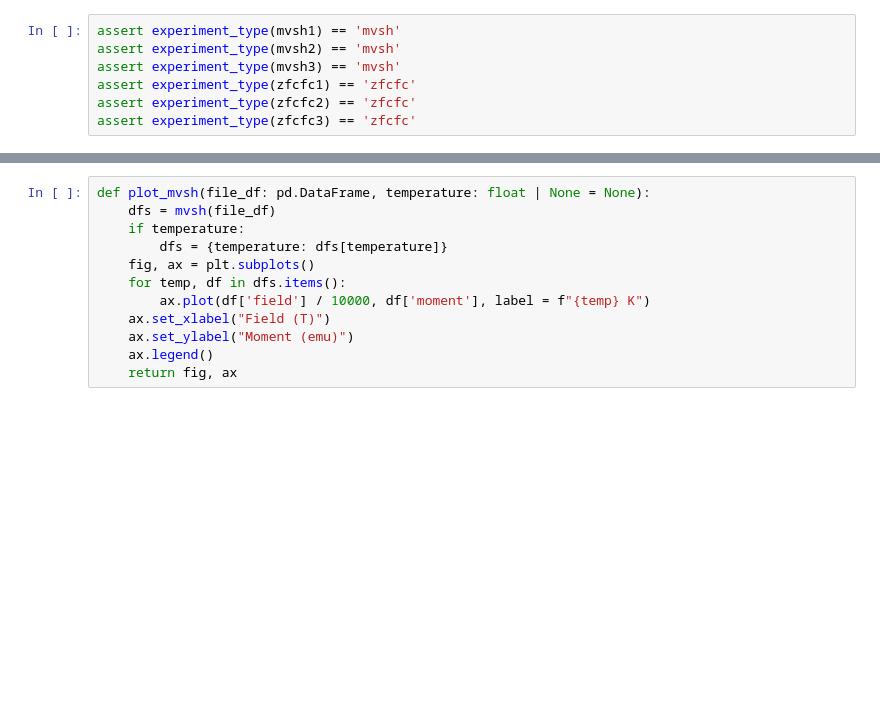
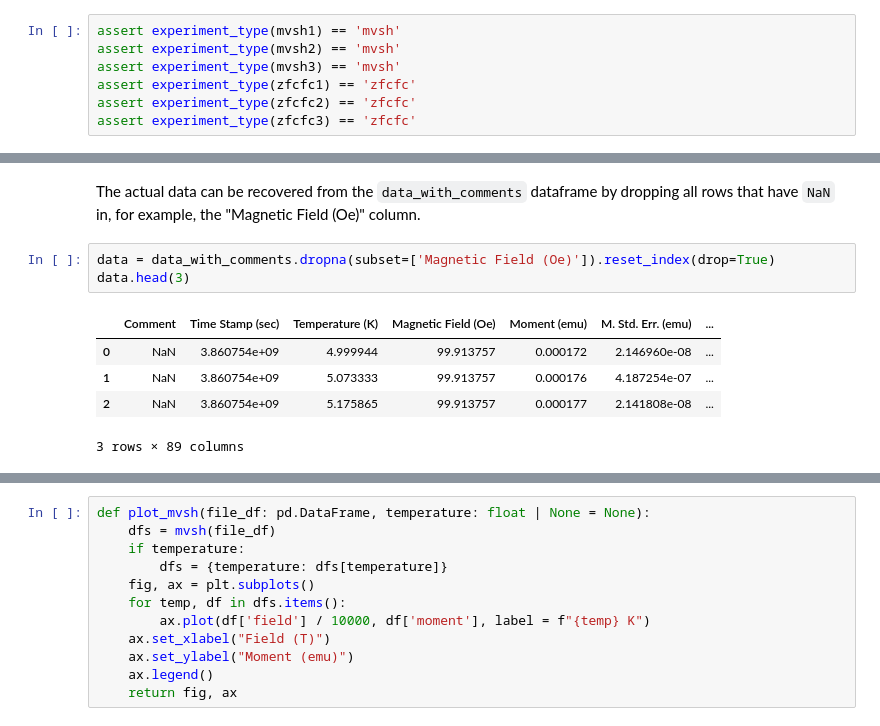
Before and after one commit to RinehartGroup/PythonTutorial, a Jupyter notebook: tutorial_answers/02_parsing.ipynb, the cells around one changed output, grey strips where cells are left out. Saved outputs shown, nothing was run; the diff lists cells and outputs as text; blank space fills up the shorter version.

```diff
--- a/tutorial_answers/02_parsing.ipynb
+++ b/tutorial_answers/02_parsing.ipynb
@@ -377,0 +421,11 @@ assert experiment_type(zfcfc3) == 'zfcfc'
+# %% [markdown]
+The actual data can be recovered from the `data_with_comments` dataframe by dropping all rows that have `NaN` in, for example, the "Magnetic Field (Oe)" column.
+# %%
+data = data_with_comments.dropna(subset=['Magnetic Field (Oe)']).reset_index(drop=True)
+data.head(3)
+# %% [output]
+|  | Comment | Time Stamp (sec) | Temperature (K) | Magnetic Field (Oe) | Moment (emu) | M. Std. Err. (emu) | ... |
+| 0 | NaN | 3.860754e+09 | 4.999944 | 99.913757 | 0.000172 | 2.146960e-08 | ... |
+| 1 | NaN | 3.860754e+09 | 5.073333 | 99.913757 | 0.000176 | 4.187254e-07 | ... |
+| 2 | NaN | 3.860754e+09 | 5.175865 | 99.913757 | 0.000177 | 2.141808e-08 | ... |
+3 rows × 89 columns
```
Also changed, not shown: parts of 19 cells of this notebook, 15 other files.
